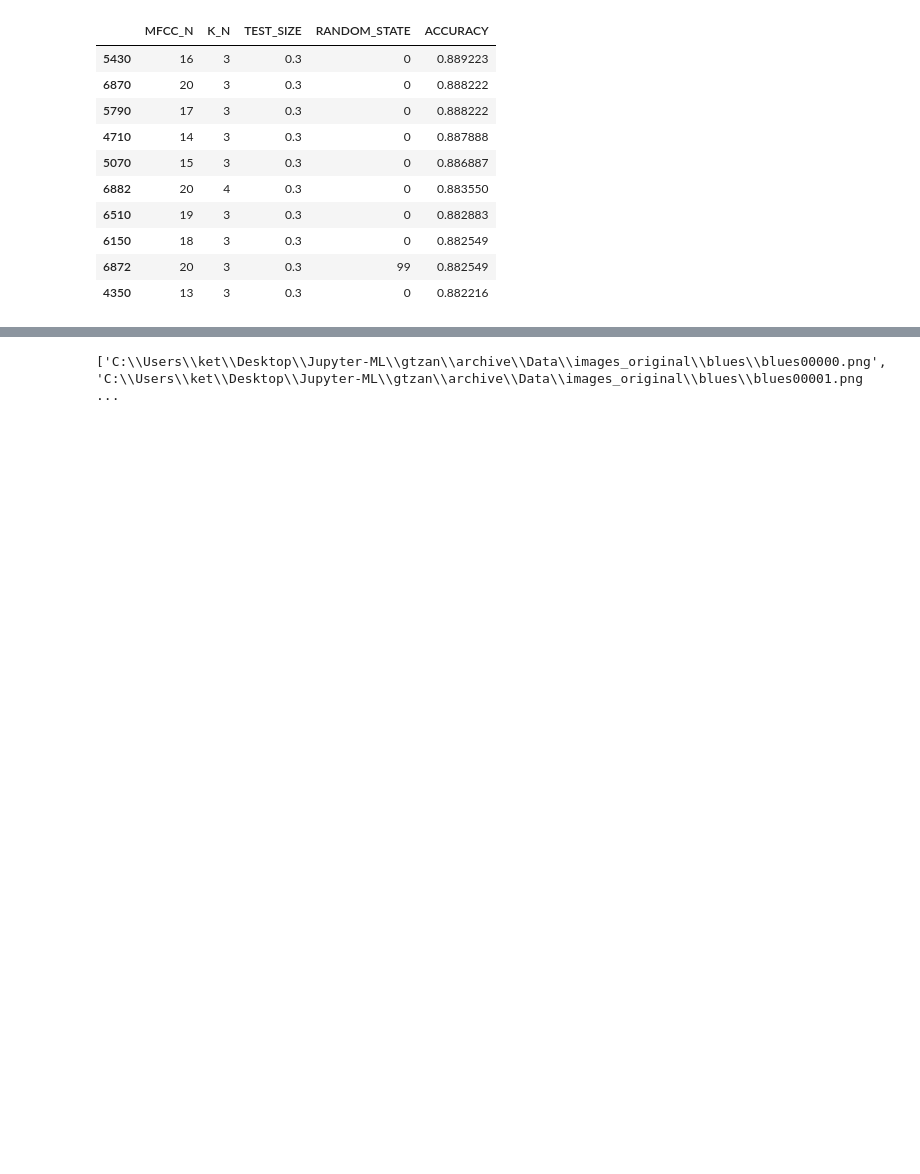
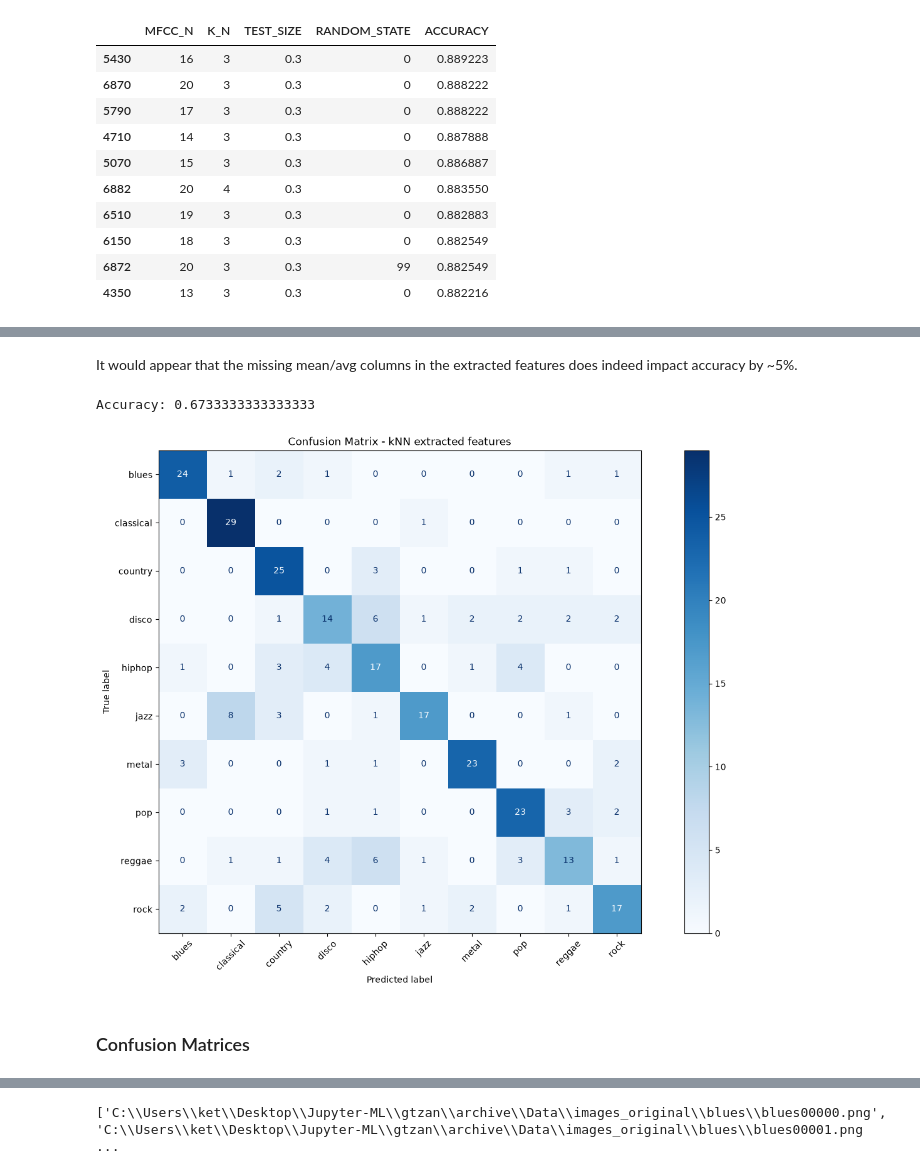
Before and after one commit to etiank/Jupyter-ML, a Jupyter notebook: main.ipynb, the cells around one changed output, grey strips where cells are left out. Cells and saved outputs as stored; diff of their text form; code cells hidden in the pictures; blank space fills up the shorter version.

```diff
--- a/main.ipynb
+++ b/main.ipynb
@@ -435,0 +372,60 @@ What?
+# %% [markdown]
+It would appear that the missing mean/avg columns in the extracted features does indeed impact accuracy by ~5%.
+# %%
+# MFCC_N	K_N	TEST_SIZE	RANDOM_STATE	ACCURACY
+# 3s
+# 16    	3   	0.3     	0       	0.889223
+# MFCC_N = 16; K_N = 3; TEST_SIZE = 0.3; RANDOM_STATE = 0
+# 30s
+# 16    	5   	0.3     	0	        0.726667
+# MFCC_N = 16; K_N = 5; TEST_SIZE = 0.3; RANDOM_STATE = 0
+# extracted
+# 17	    6      	0.3     	0	0       .673333
+MFCC_N = 17; K_N = 6; TEST_SIZE = 0.3; RANDOM_STATE = 0
+
+
+
+
+###
+from sklearn.metrics import ConfusionMatrixDisplay, confusion_matrix
+from json import encoder
+
+
+df_base = extr_df.copy()
+col = df_base.pop("genre")
+df_base.insert(0, "genre", col)
+df_base.drop("filename", inplace=True, axis=1)
+#
+
+df_work = df_base.copy()
+for n in range(20 - MFCC_N):
+    # df_work.drop(f"mfcc{20-n}_var", inplace=True, axis=1) # for df_3/30
+    # df_work.drop(f"mfcc{20-n}_mean", inplace=True, axis=1) # for df_3/30
+    df_work.drop(f"mfcc{20-n}", inplace=True, axis=1) # for extr_df only
+
+
+X = df_work.drop(columns=["genre"])
+y = df_work["genre"]
+X_scaled = StandardScaler().fit_transform(X)
+
+X_train, X_test, y_train, y_test = train_test_split(
+    X_scaled, y, test_size=TEST_SIZE, random_state=RANDOM_STATE, stratify=y
+)
+
+knn = KNeighborsClassifier(n_neighbors=K_N).fit(X_train, y_train)
+print("Accuracy:", knn.score(X_test, y_test))
+
+y_pred = knn.predict(X_test)
+
+cm = confusion_matrix(y_test, y_pred)
+disp = ConfusionMatrixDisplay(confusion_matrix=cm, display_labels=knn.classes_)
+
+fig, ax = plt.subplots(figsize=(18, 10))
+disp.plot(ax=ax, cmap="Blues", xticks_rotation=45)
+plt.title("Confusion Matrix - kNN extracted features")
+plt.show()
+# %% [output]
+Accuracy: 0.6733333333333333
+[figure, added]
+# %% [markdown]
+### Confusion Matrices
```
Also changed, not shown: parts of 26 cells of this notebook, 3 other files.
